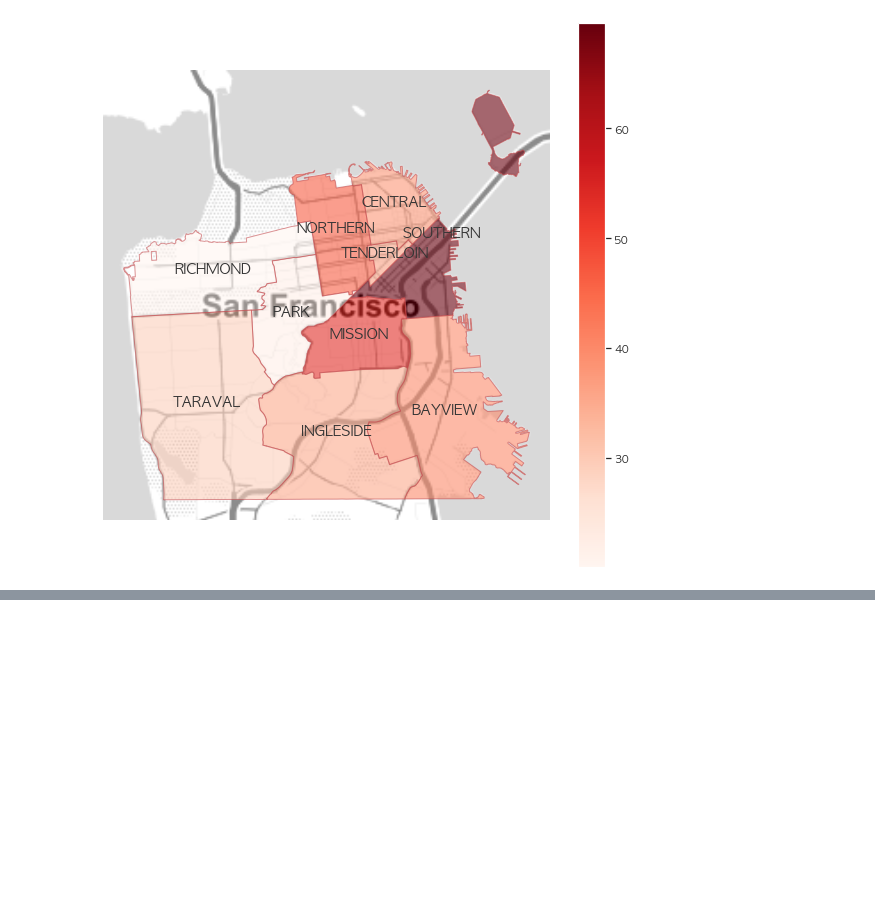
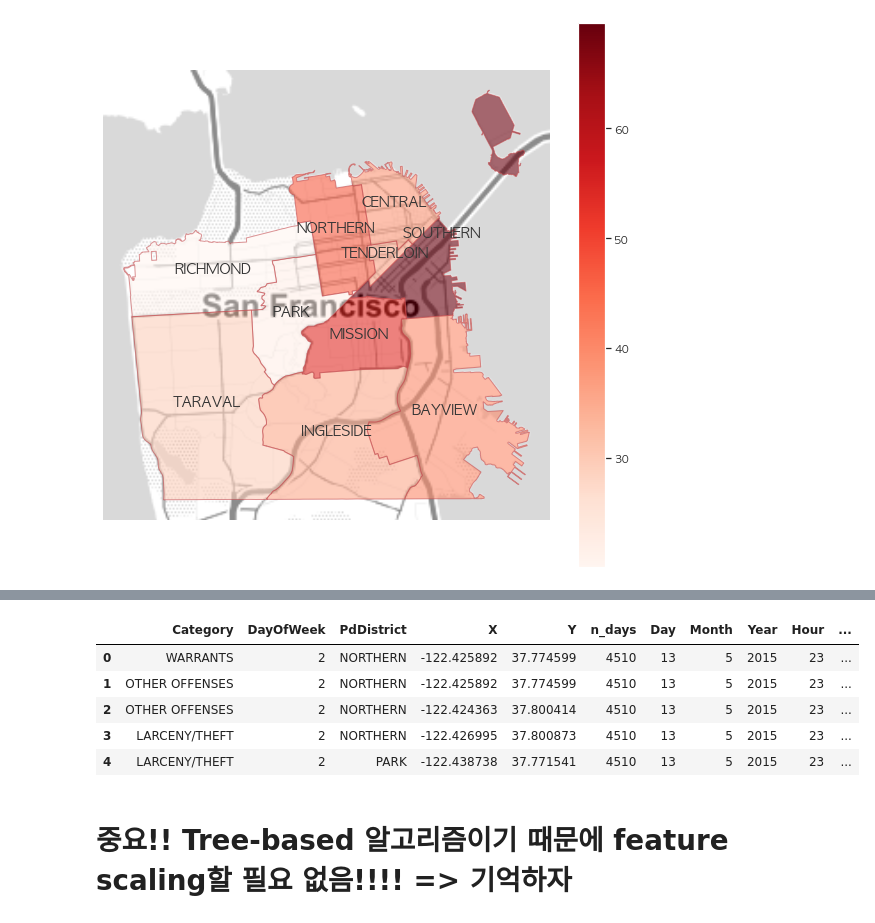
Before and after one commit to young-hun-jo/KaggleStruggle, a Jupyter notebook: sanfrancisco_crime/sanfrancisco_crime_transcription.ipynb, the cells around one changed output, grey strips where cells are left out. Saved outputs shown, nothing was run; the diff lists cells and outputs as text; code cells hidden in the pictures; blank space fills up the shorter version.

```diff
--- a/sanfrancisco_crime/sanfrancisco_crime_transcription.ipynb
+++ b/sanfrancisco_crime/sanfrancisco_crime_transcription.ipynb
@@ -281,0 +394,20 @@ plt.show()
+# %%
+def feature_engineering(data):
+    data['Dates'] = pd.to_datetime(data['Dates'])
+    data['Date'] = pd.to_datetime(data['Dates'].dt.date)
+    # 사건이 최초발생한 날부터 몇일 지났는지(days붙어서 반환) 그리고 끝에 days없애줌(람다 이하식)
+    data['n_days'] = (data['Date'] - data['Date'].min()).apply(lambda x: x.days)
+    data['Day'] = data['Dates'].dt.day
+    data['DayOfWeek'] = data['Dates'].dt.weekday
+    data['Month'] = data['Dates'].dt.month
+    data['Year'] = data['Dates'].dt.year
+    data['Hour'] = data['Dates'].dt.hour
+    data['Minute'] = data['Dates'].dt.minute
+    # case=False 하면서 대소문자 구분하지 않고 해당 문자열 들어만있으면 True로반환
+    # True/False값으로 반환해줌
+    data['Block'] = data['Address'].str.contains('block',
+                                                case=False)
+    # drop할때 axis=1말고 columns로 지명해도 된다!
+    data.drop(columns=['Dates','Date','Address'], inplace=True)
+
+    return data
@@ -281,0 +425,16 @@ plt.show()
+# %%
+train = feature_engineering(train)
+# 필요없는 변수 삭제
+train = train.drop(columns=['Descript', 'Resolution'], axis=1)
+# test데이터에도 똑같이 feature engineering 적용
+test = feature_engineering(test)
+train.head()
+# %% [output]
+|  | Category | DayOfWeek | PdDistrict | X | Y | n_days | Day | Month | Year | Hour | ... |
+| 0 | WARRANTS | 2 | NORTHERN | -122.425892 | 37.774599 | 4510 | 13 | 5 | 2015 | 23 | ... |
+| 1 | OTHER OFFENSES | 2 | NORTHERN | -122.425892 | 37.774599 | 4510 | 13 | 5 | 2015 | 23 | ... |
+| 2 | OTHER OFFENSES | 2 | NORTHERN | -122.424363 | 37.800414 | 4510 | 13 | 5 | 2015 | 23 | ... |
+| 3 | LARCENY/THEFT | 2 | NORTHERN | -122.426995 | 37.800873 | 4510 | 13 | 5 | 2015 | 23 | ... |
+| 4 | LARCENY/THEFT | 2 | PARK | -122.438738 | 37.771541 | 4510 | 13 | 5 | 2015 | 23 | ... |
+# %% [markdown]
+# 중요!! Tree-based 알고리즘이기 때문에 feature scaling할 필요 없음!!!! => 기억하자
```
Also changed, not shown: parts of 17 cells of this notebook.
